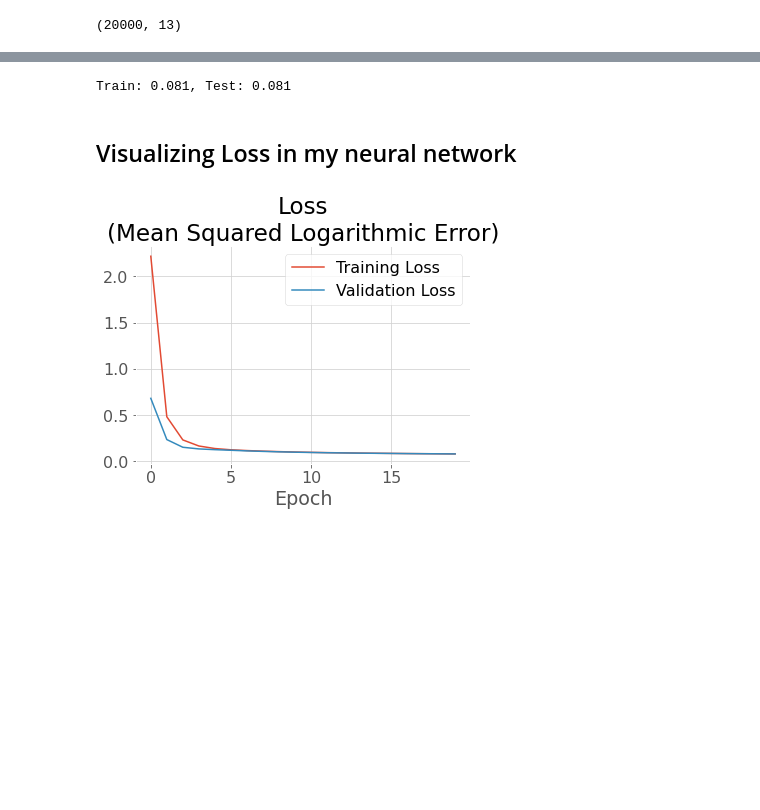
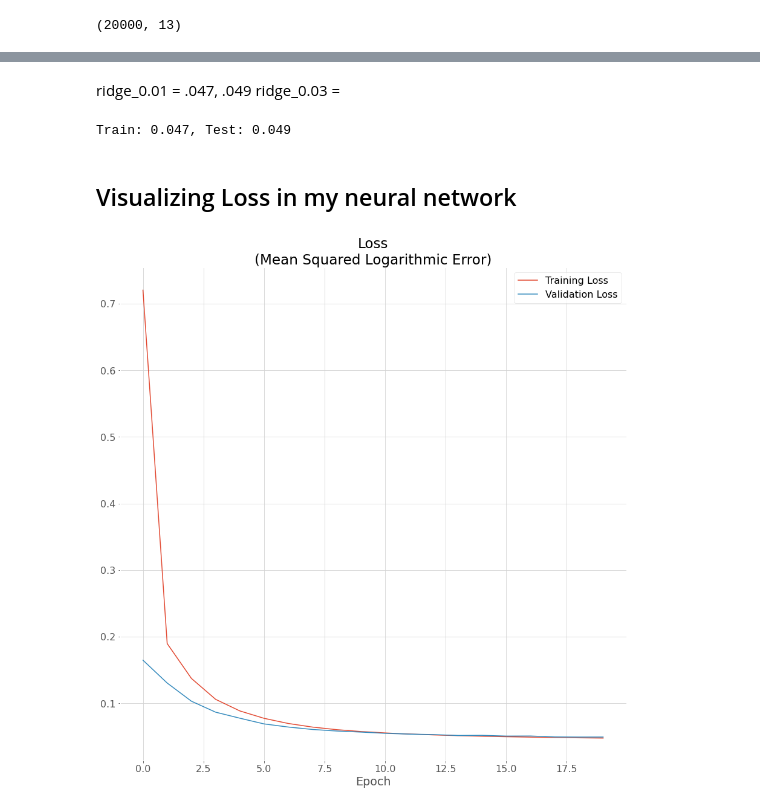
Before and after one commit to ATLas278/The-Popularity-Serum, a Jupyter notebook: ml_spotify.ipynb, the cells around one changed output, grey strips where cells are left out. Cells and saved outputs as stored; diff of their text form; code cells hidden in the pictures; blank space fills up the shorter version.

Commit message:
switching to ridge regularization

```diff
--- a/ml_spotify.ipynb
+++ b/ml_spotify.ipynb
@@ -244,14 +244,14 @@ X_test = sc.fit_transform(X_test)
 model = Sequential()
 # %%
 model.add(Dense(200, kernel_regularizer=l1(0.01),activation = 'relu', input_shape = (13, 1)))
-model.add(Dense(units = 50, kernel_regularizer=l1(0.01), activation = 'relu'))
+model.add(Dense(units = 50, kernel_regularizer=l2(0.01), activation = 'relu'))
 model.add(Dropout(0.50))
-model.add(Dense(units = 50, kernel_regularizer=l1(0.01),activation = 'relu'))
+model.add(Dense(units = 50, kernel_regularizer=l2(0.01),activation = 'relu'))
 model.add(Dropout(0.50))
-model.add(Dense(units = 50, kernel_regularizer=l1(0.01),activation = 'relu'))
+model.add(Dense(units = 50, kernel_regularizer=l2(0.01),activation = 'relu'))
 model.add(Dropout(0.50))
-model.add(Dense(units = 50, kernel_regularizer=l1(0.01),activation = 'relu'))
-model.add(Dense(units = 1, kernel_regularizer=l1(0.01),activation = 'linear'))
+model.add(Dense(units = 50, kernel_regularizer=l2(0.01),activation = 'relu'))
+model.add(Dense(units = 1, kernel_regularizer=l2(0.01),activation = 'linear'))
 # %%
 #model.add(Dense(1))
 # Compiling the ANN
@@ -287,22 +287,26 @@ Epoch 20/20
+# %% [markdown]
+ridge_0.01 = .047, .049
+ridge_0.03 =
 # %%
 train_msle = model.evaluate(X_train.reshape(X_train.shape[0],X_train.shape[1], 1), y_train, verbose=0)
 test_msle = model.evaluate(X_test.reshape(X_test.shape[0],X_test.shape[1], 1), y_test, verbose=0)
 print('Train: %.3f, Test: %.3f' % (train_msle, test_msle))
 # %% [output]
-Train: 0.081, Test: 0.081
+Train: 0.047, Test: 0.049
 # %% [markdown]
 ## Visualizing Loss in my neural network
 # %%
 metrics = pop_mod.history
 
+fig, ax = plt.subplots(figsize=(15,15))
 plt.plot(pop_mod.epoch, metrics['loss'], metrics['val_loss'])
 
 plt.title("Loss\n(Mean Squared Logarithmic Error)")
 plt.legend(['Training Loss','Validation Loss'])
 plt.xlabel('Epoch')
 plt.show()
 # %% [output]
-[figure, old version]
+[figure, new version]
 # %%
 # pred = model.predict(X_test.reshape(X_test.shape[0], X_test.shape[1], 1))
 # %%
```
Also changed, not shown: parts of 5 cells of this notebook.
